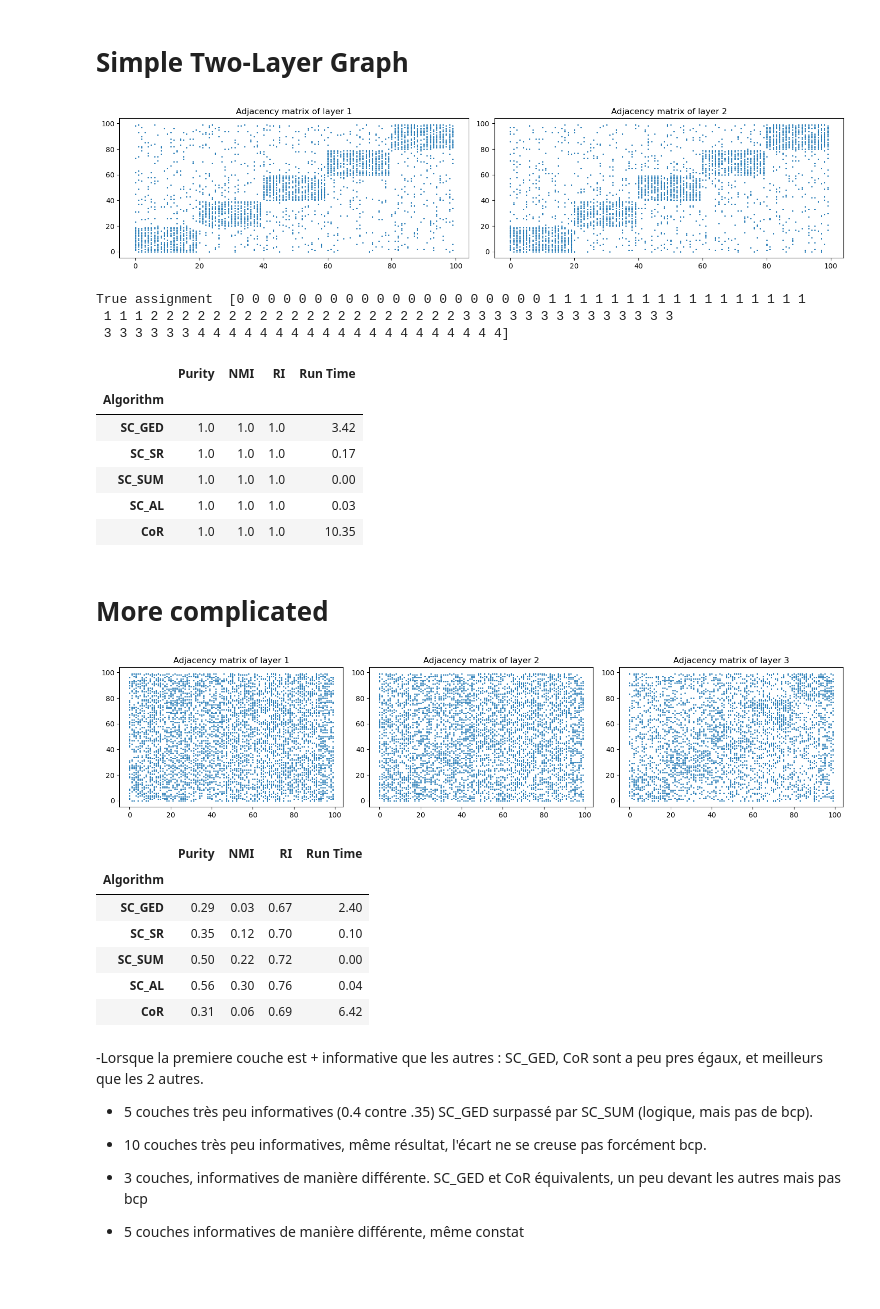
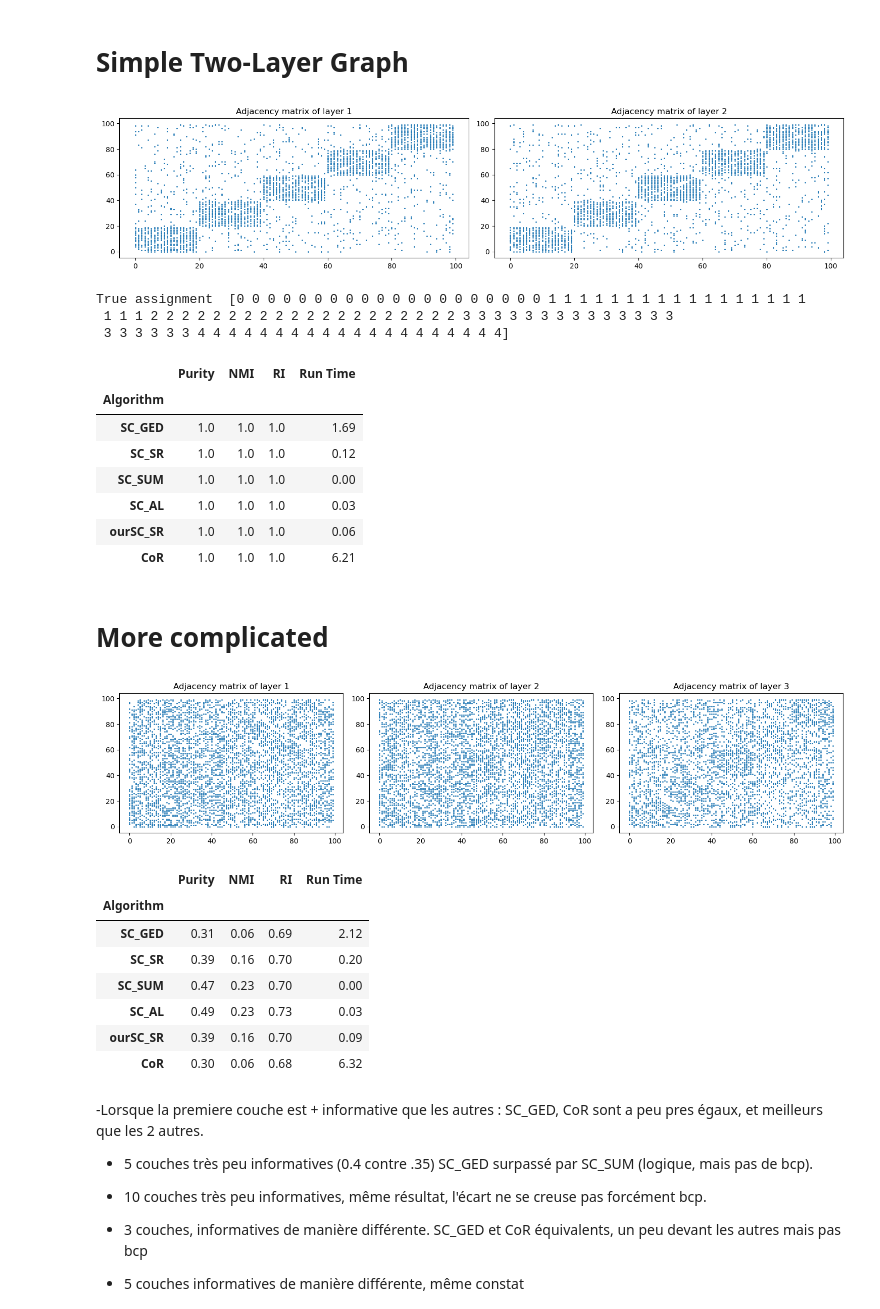
Before and after one commit to meilame-tayebjee/Multilayer-Graph-Clustering, a Jupyter notebook: Run.ipynb, the cells around one changed output. Cells and saved outputs as stored; diff of their text form; code cells hidden in the pictures; blank space fills up the shorter version.

```diff
--- a/Run.ipynb
+++ b/Run.ipynb
@@ -6,7 +6,7 @@ from utils.Metrics import *
 import pandas as pd
 np.random.seed(0)
 # %%
-def runResults(matrix, trueclusters, k, algorithms, metrics, mu_SCSR = 5):
+def runResults(matrix, trueclusters, k, algorithms, metrics, mu_seq_SCSR):
 
     """
     Runs the algorithms and returns a dataframe with the results on the metrics
@@ -28,8 +28,8 @@ def runResults(matrix, trueclusters, k, algorithms, metrics, mu_SCSR = 5):
     results = pd.DataFrame(columns = ['Algorithm'] + [metric.__name__ for metric in metrics]+ ["Run Time"])
 
     for algorithm in algorithms:
-        if algorithm.__name__ == 'SC_SR':
-            predictions, run_time = algorithm(matrix, k, true_clusters = trueclusters, mu = mu_SCSR)
+        if algorithm.__name__ == 'SC_SR' or algorithm.__name__ == 'ourSC_SR':
+            predictions, run_time = algorithm(matrix, k, true_clusters = trueclusters, mu_seq = mu_seq_SCSR)
             new_line = [algorithm.__name__] + [round(metric(predictions, trueclusters), 2) for metric in metrics] + [round(run_time, 2)]
             results.loc[len(results.index)] = new_line
         else:
@@ -54,31 +51,33 @@ LOW = 0.3
 # %%
 n = 100
 M = 2
 k = 5
 
 p = HIGH
 delta = 0.7 #should be between 0 and p ; on peut le varier varier pour avoir une courbe
 
 prob = np.full((k,M), p)
 prob_prime = np.full((k,k,M), p-delta)
 clusters_size = k*[20]
-
+algorithms = [SC_GED, SC_SR, SC_SUM, SC_AL, ourSC_SR, CoR]
+metrics = [Purity, NMI, RI]
 matrix,true_clusters = graphCreation(n,M,k,clusters_size,prob,prob_prime, plot_adj = True)
 print("True assignment ", true_clusters)
-results = runResults(matrix, true_clusters, k, algorithms, metrics)
+results = runResults(matrix, true_clusters, k, algorithms, metrics, mu_seq_SCSR= [2])
 results
 # %% [output]
-[figure, old version]
+[figure, new version]
 True assignment  [0 0 0 0 0 0 0 0 0 0 0 0 0 0 0 0 0 0 0 0 1 1 1 1 1 1 1 1 1 1 1 1 1 1 1 1 1
  1 1 1 2 2 2 2 2 2 2 2 2 2 2 2 2 2 2 2 2 2 2 2 3 3 3 3 3 3 3 3 3 3 3 3 3 3
  3 3 3 3 3 3 4 4 4 4 4 4 4 4 4 4 4 4 4 4 4 4 4 4 4 4]
 |  | Purity | NMI | RI | Run Time |
 | Algorithm |  |  |  |  |
-| SC_GED | 1.0 | 1.0 | 1.0 | 3.42 |
-| SC_SR | 1.0 | 1.0 | 1.0 | 0.17 |
+| SC_GED | 1.0 | 1.0 | 1.0 | 1.69 |
+| SC_SR | 1.0 | 1.0 | 1.0 | 0.12 |
 | SC_SUM | 1.0 | 1.0 | 1.0 | 0.00 |
 | SC_AL | 1.0 | 1.0 | 1.0 | 0.03 |
-| CoR | 1.0 | 1.0 | 1.0 | 10.35 |
+| ourSC_SR | 1.0 | 1.0 | 1.0 | 0.06 |
+| CoR | 1.0 | 1.0 | 1.0 | 6.21 |
 # %% [markdown]
 # More complicated
 # %%
@@ -104,17 +103,18 @@ clusters_size = k*[20]
 
 matrix,index_cluster = graphCreation(n,M,k,clusters_size,prob,prob_prime, plot_adj = True)
 
-results = runResults(matrix, true_clusters, k, algorithms, metrics)
+results = runResults(matrix, true_clusters, k, algorithms, metrics, mu_seq_SCSR= [2, 1])
 results
 # %% [output]
-[figure, old version]
+[figure, new version]
 |  | Purity | NMI | RI | Run Time |
 | Algorithm |  |  |  |  |
-| SC_GED | 0.29 | 0.03 | 0.67 | 2.40 |
-| SC_SR | 0.35 | 0.12 | 0.70 | 0.10 |
-| SC_SUM | 0.50 | 0.22 | 0.72 | 0.00 |
-| SC_AL | 0.56 | 0.30 | 0.76 | 0.04 |
-| CoR | 0.31 | 0.06 | 0.69 | 6.42 |
+| SC_GED | 0.31 | 0.06 | 0.69 | 2.12 |
+| SC_SR | 0.39 | 0.16 | 0.70 | 0.20 |
+| SC_SUM | 0.47 | 0.23 | 0.70 | 0.00 |
+| SC_AL | 0.49 | 0.23 | 0.73 | 0.03 |
+| ourSC_SR | 0.39 | 0.16 | 0.70 | 0.09 |
+| CoR | 0.30 | 0.06 | 0.68 | 6.32 |
 # %% [markdown]
 -Lorsque la premiere couche est + informative que les autres : SC_GED, CoR sont a peu pres égaux, et meilleurs que les 2 autres.
 
```
Also changed, not shown: parts of 13 cells of this notebook, 5 other files.
